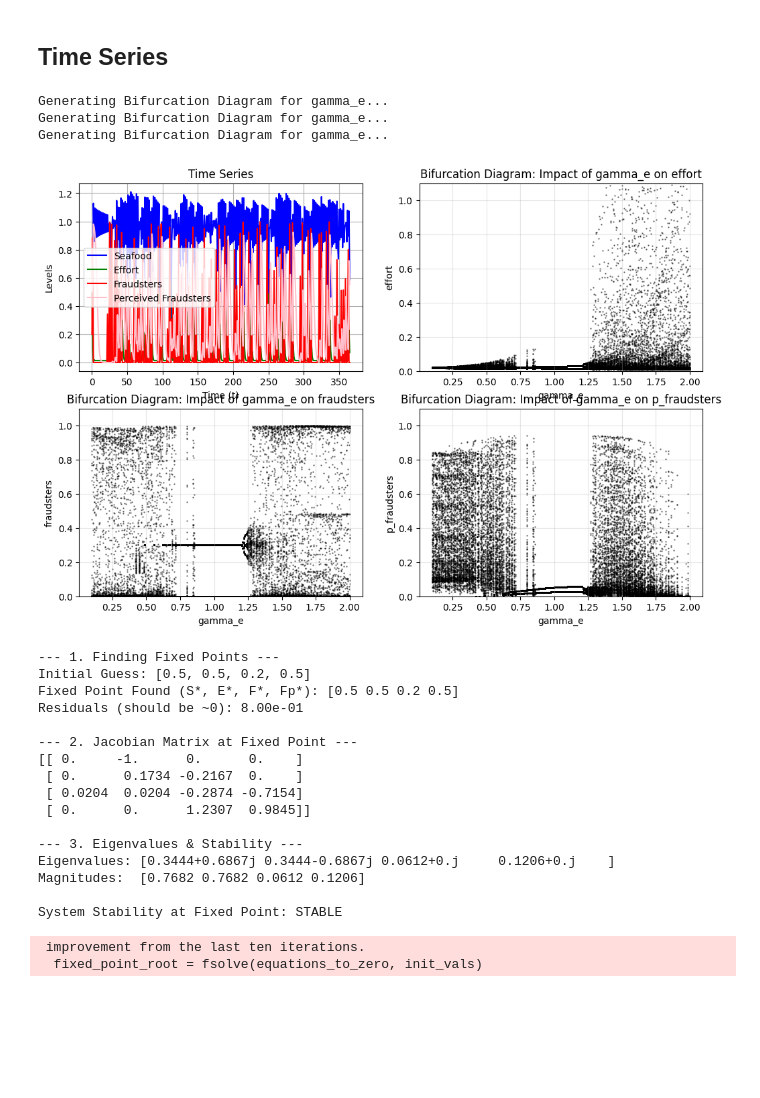
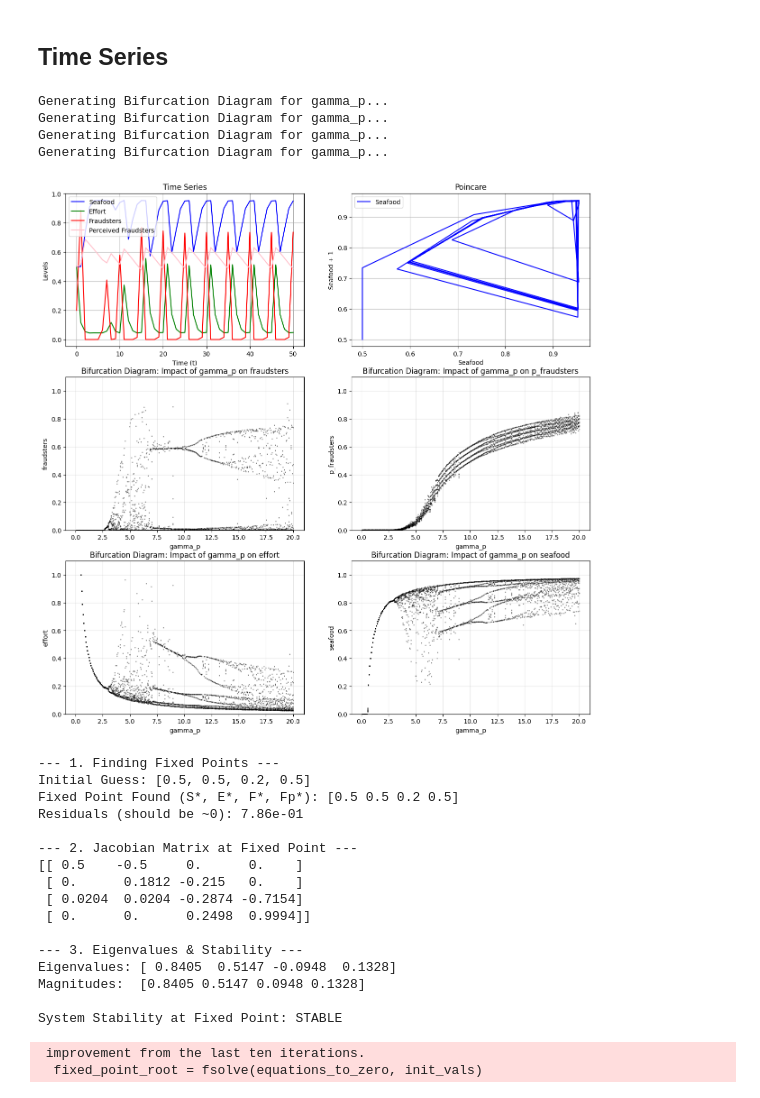
Before and after one commit to jphill01/Dynamics-between-Seafood-Fraudsters-and-Buyers, a Jupyter notebook: nondimensionalized.ipynb, the cells around one changed output. Saved outputs shown, nothing was run; the diff lists cells and outputs as text; code cells hidden in the pictures; blank space fills up the shorter version.

```diff
--- a/nondimensionalized.ipynb
+++ b/nondimensionalized.ipynb
@@ -108,15 +108,15 @@ new_params_without_old_influence = {
 new_params_without_old_influence = {
     'gamma_m': 1.0,
     'gamma_f': 5.0,
-    'gamma_s': 2.0,
-    'gamma_e': 1.25,
-    'gamma_p': 11,
-    'gamma_fp': 5.0,
+    'gamma_s': 1.0,
+    'gamma_e': 1.2,
+    'gamma_p': 11.0,
+    'gamma_fp': 1.0,
+    'q': 0.5,
     'e_d': 1.0,
-    'F_threshold': 0.15,
     'e_sw': 1.0,
     'e_sm': 1.0,
-    'q': 0.15,
+    'F_threshold': 0.15,
     'pw': 6.0,
     'c': 3.0
 }
@@ -124,7 +124,7 @@ new_params_without_old_influence = {
 # Initial starting values
 init_vals = [0.5, 0.5, 0.2, 0.5]
 
-total_time = 365
+total_time = 50
 bifurcation_transient = int(total_time - (0.25 * total_time))
 # %% [markdown]
 ## **Helper Functions: Plotting the Model**
@@ -291,11 +201,11 @@ def line_graph(x_series, y_series, ax, **kwargs):
 ## **Time Series**
 # %%
 params = new_params_without_old_influence
-fig, axs = plt.subplots(2, 2, figsize=(12, 8))
+fig, axs = plt.subplots(3, 2, figsize=(15, 15))
 y_lim = None
 
-param_bifurcation = 'gamma_e'
-param_range = [0.1, 2, 300]
+param_bifurcation = 'gamma_p'
+param_range = [0.1, 20, 300]
 
 def system_map(state, params):
     S, E, F, FP = state
@@ -448,53 +358,55 @@ def stability_analysis():
     print(f"Eigenvalues: {evals}")
 
     # Check stability (Discrete time: Magnitude < 1 implies stability)
     magnitudes = np.abs(evals)
     print(f"Magnitudes:  {magnitudes}")
 
     is_stable = all(m < 1.0 for m in magnitudes)
     print(f"\nSystem Stability at Fixed Point: {'STABLE' if is_stable else 'UNSTABLE'}")
 
 def poincare(ax, params, initial_vals, time=total_time):
     seafood, effort, fraudsters, p_fraudsters = np.array([initial_vals[0]], dtype=np.longdouble), np.array([initial_vals[1]], dtype=np.longdouble), np.array([initial_vals[2]], dtype=np.longdouble), np.array([initial_vals[3]], dtype=np.longdouble)
     time_period = []
     for i in range(time):
         time_period.append(i)
         seafood = np.append(seafood, seafood_state(seafood[i], effort[i], params['gamma_s']))
         effort = np.append(effort, effort_state(effort[i], seafood[i], fraudsters[i], params['q'], params['pw'], params['c'], params['e_sw'], params['gamma_p'], params['gamma_e']))
         fraudsters = np.append(fraudsters, fraudster_state(seafood[i], effort[i], fraudsters[i], p_fraudsters[i], params['gamma_f'], params['gamma_m'], params['gamma_p'], params['pw'], params['e_sw'], params['e_sm'], params['e_d']))
         p_fraudsters = np.append(p_fraudsters, p_fraudster_state(fraudsters[i], p_fraudsters[i], params['F_threshold'], params['gamma_fp']))
     time_period.append(time)
 
     # For seafood
     line_graph([seafood[:-1]], [seafood[1:]], ax, title=f"Poincare", y_label="Seafood + 1", x_label="Seafood", line_label=["Seafood"], line_color=["Blue"], y_lim=y_lim)
 
 
 time_series(axs[0][0], params, init_vals)
-bifurcation(axs[0][1], param_bifurcation, param_range, 'effort')
+poincare(axs[0][1], params, init_vals)
 bifurcation(axs[1][0], param_bifurcation, param_range, 'fraudsters')
 bifurcation(axs[1][1], param_bifurcation, param_range, 'p_fraudsters')
-# poincare(...)
+bifurcation(axs[2][0], param_bifurcation, param_range, 'effort')
+bifurcation(axs[2][1], param_bifurcation, param_range, 'seafood')
 plt.show()
 stability_analysis()
 # %% [output]
-Generating Bifurcation Diagram for gamma_e...
-Generating Bifurcation Diagram for gamma_e...
-Generating Bifurcation Diagram for gamma_e...
+Generating Bifurcation Diagram for gamma_p...
+Generating Bifurcation Diagram for gamma_p...
+Generating Bifurcation Diagram for gamma_p...
+Generating Bifurcation Diagram for gamma_p...
-[figure, old version]
+[figure, new version]
 --- 1. Finding Fixed Points ---
 Initial Guess: [0.5, 0.5, 0.2, 0.5]
 Fixed Point Found (S*, E*, F*, Fp*): [0.5 0.5 0.2 0.5]
-Residuals (should be ~0): 8.00e-01
+Residuals (should be ~0): 7.86e-01
 
 --- 2. Jacobian Matrix at Fixed Point ---
-[[ 0.     -1.      0.      0.    ]
- [ 0.      0.1734 -0.2167  0.    ]
+[[ 0.5    -0.5     0.      0.    ]
+ [ 0.      0.1812 -0.215   0.    ]
  [ 0.0204  0.0204 -0.2874 -0.7154]
- [ 0.      0.      1.2307  0.9845]]
+ [ 0.      0.      0.2498  0.9994]]
 
 --- 3. Eigenvalues & Stability ---
-Eigenvalues: [0.3444+0.6867j 0.3444-0.6867j 0.0612+0.j     0.1206+0.j    ]
-Magnitudes:  [0.7682 0.7682 0.0612 0.1206]
+Eigenvalues: [ 0.8405  0.5147 -0.0948  0.1328]
+Magnitudes:  [0.8405 0.5147 0.0948 0.1328]
 
 System Stability at Fixed Point: STABLE
  improvement from the last ten iterations.
```
Also changed, not shown: parts of 2 cells of this notebook, 2 other files.
